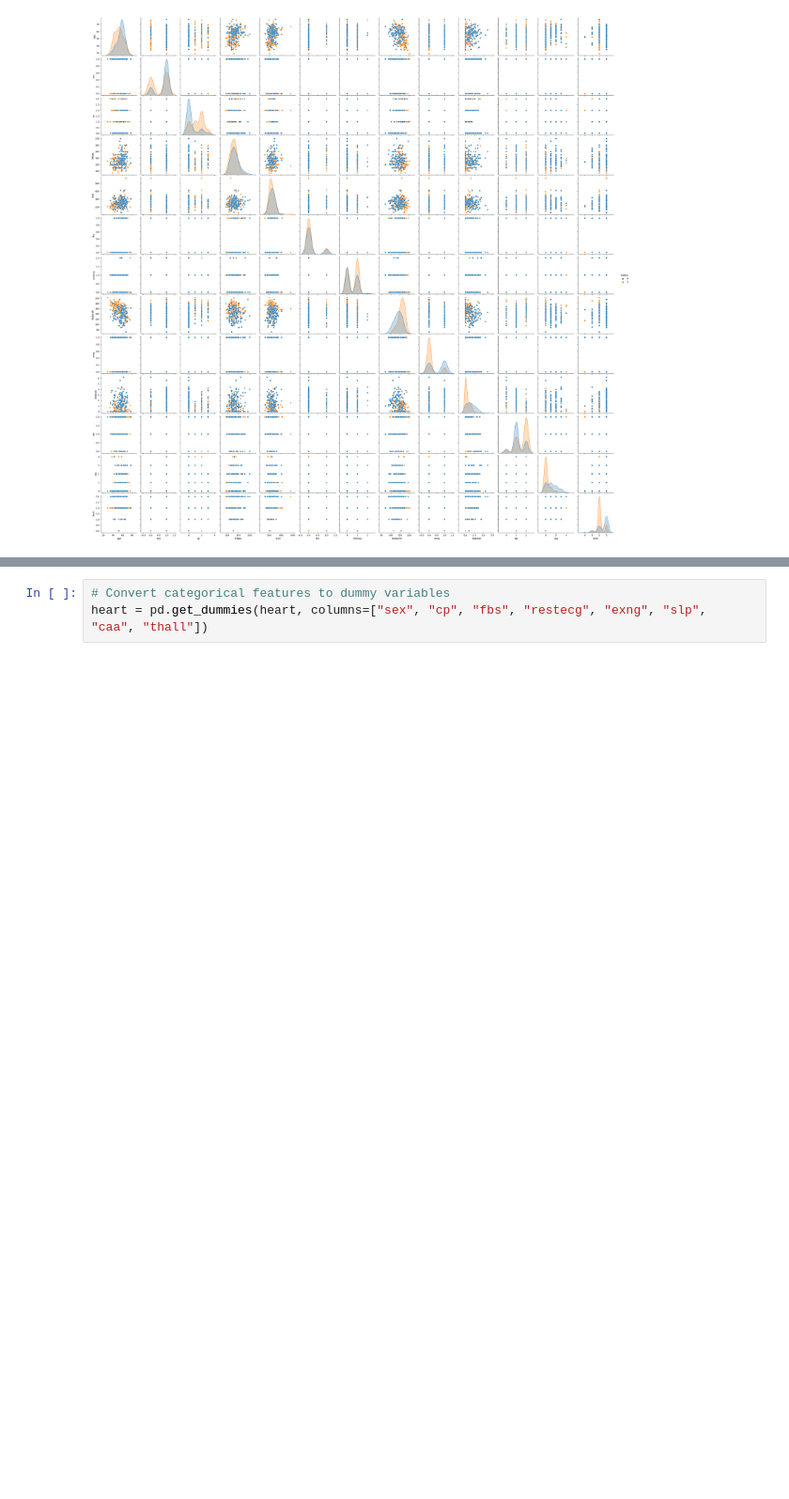
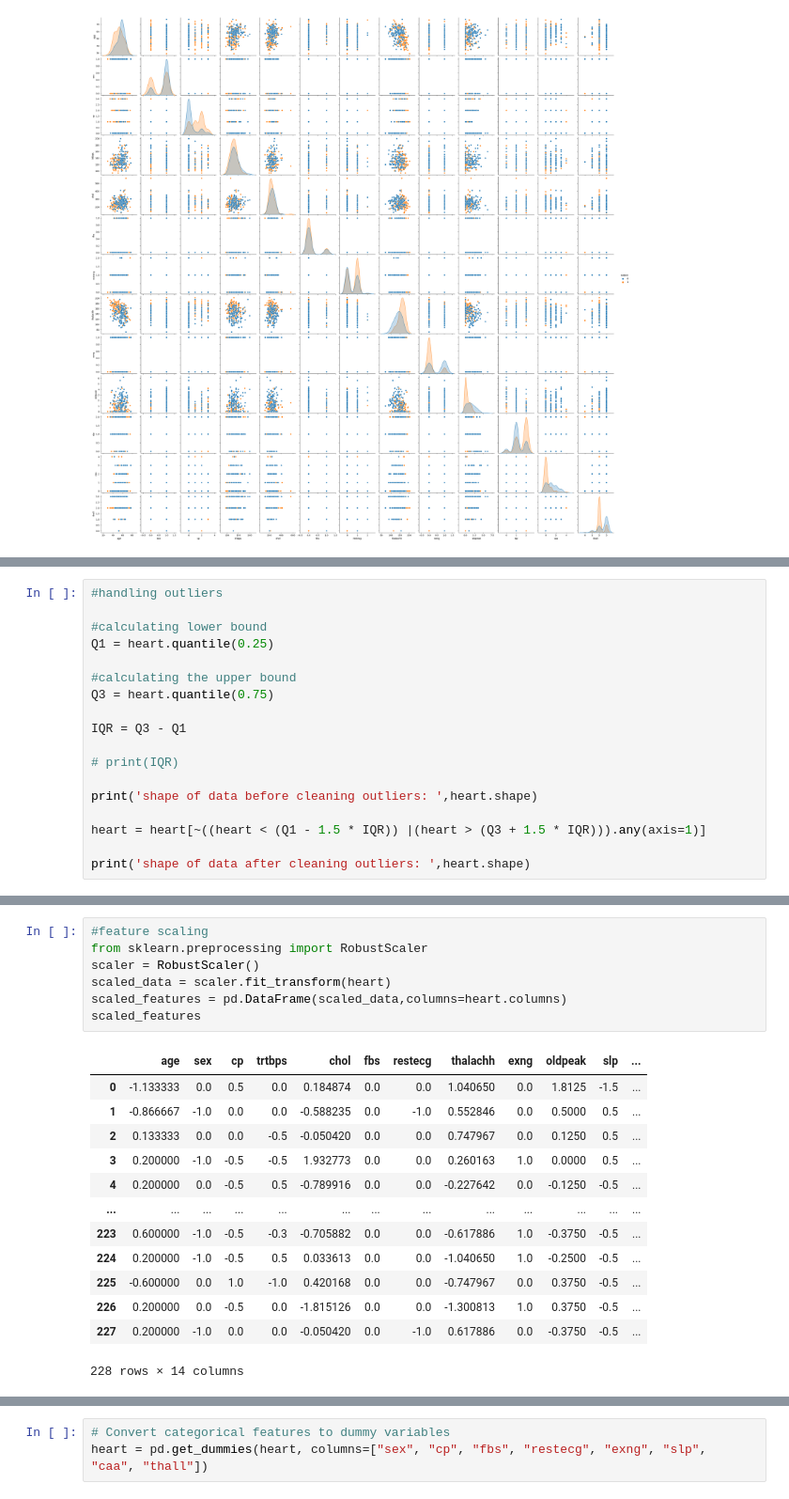
Before and after one commit to rushdanajeeb/final_project_mlp, a Jupyter notebook: AIDI_1002_Final_Project_Template.ipynb, the cells around one changed output, grey strips where cells are left out. Shown at 94% size. Cells and saved outputs as stored; diff of their text form; blank space fills up the shorter version.

```diff
--- a/AIDI_1002_Final_Project_Template.ipynb
+++ b/AIDI_1002_Final_Project_Template.ipynb
@@ -246 +293,19 @@ sns.boxenplot(data=heart)
 [figure]
+# %%
+#handling outliers
+
+#calculating lower bound
+Q1 = heart.quantile(0.25)
+
+#calculating the upper bound
+Q3 = heart.quantile(0.75)
+
+IQR = Q3 - Q1
+
+# print(IQR)
+
+print('shape of data before cleaning outliers: ',heart.shape)
+
+heart = heart[~((heart < (Q1 - 1.5 * IQR)) |(heart > (Q3 + 1.5 * IQR))).any(axis=1)]
+
+print('shape of data after cleaning outliers: ',heart.shape)
@@ -246,0 +327,21 @@ sns.boxenplot(data=heart)
+# %%
+#feature scaling
+from sklearn.preprocessing import RobustScaler
+scaler = RobustScaler()
+scaled_data = scaler.fit_transform(heart)
+scaled_features = pd.DataFrame(scaled_data,columns=heart.columns)
+scaled_features
+# %% [output]
+|  | age | sex | cp | trtbps | chol | fbs | restecg | thalachh | exng | oldpeak | slp | ... |
+| 0 | -1.133333 | 0.0 | 0.5 | 0.0 | 0.184874 | 0.0 | 0.0 | 1.040650 | 0.0 | 1.8125 | -1.5 | ... |
+| 1 | -0.866667 | -1.0 | 0.0 | 0.0 | -0.588235 | 0.0 | -1.0 | 0.552846 | 0.0 | 0.5000 | 0.5 | ... |
+| 2 | 0.133333 | 0.0 | 0.0 | -0.5 | -0.050420 | 0.0 | 0.0 | 0.747967 | 0.0 | 0.1250 | 0.5 | ... |
+| 3 | 0.200000 | -1.0 | -0.5 | -0.5 | 1.932773 | 0.0 | 0.0 | 0.260163 | 1.0 | 0.0000 | 0.5 | ... |
+| 4 | 0.200000 | 0.0 | -0.5 | 0.5 | -0.789916 | 0.0 | 0.0 | -0.227642 | 0.0 | -0.1250 | -0.5 | ... |
+| ... | ... | ... | ... | ... | ... | ... | ... | ... | ... | ... | ... | ... |
+| 223 | 0.600000 | -1.0 | -0.5 | -0.3 | -0.705882 | 0.0 | 0.0 | -0.617886 | 1.0 | -0.3750 | -0.5 | ... |
+| 224 | 0.200000 | -1.0 | -0.5 | 0.5 | 0.033613 | 0.0 | 0.0 | -1.040650 | 1.0 | -0.2500 | -0.5 | ... |
+| 225 | -0.600000 | 0.0 | 1.0 | -1.0 | 0.420168 | 0.0 | 0.0 | -0.747967 | 0.0 | 0.3750 | -0.5 | ... |
+| 226 | 0.200000 | 0.0 | -0.5 | 0.0 | -1.815126 | 0.0 | 0.0 | -1.300813 | 1.0 | 0.3750 | -0.5 | ... |
+| 227 | 0.200000 | -1.0 | 0.0 | 0.0 | -0.050420 | 0.0 | -1.0 | 0.617886 | 0.0 | -0.3750 | -0.5 | ... |
+228 rows × 14 columns
```
Also changed, not shown: parts of 24 cells of this notebook, 1 other file.
